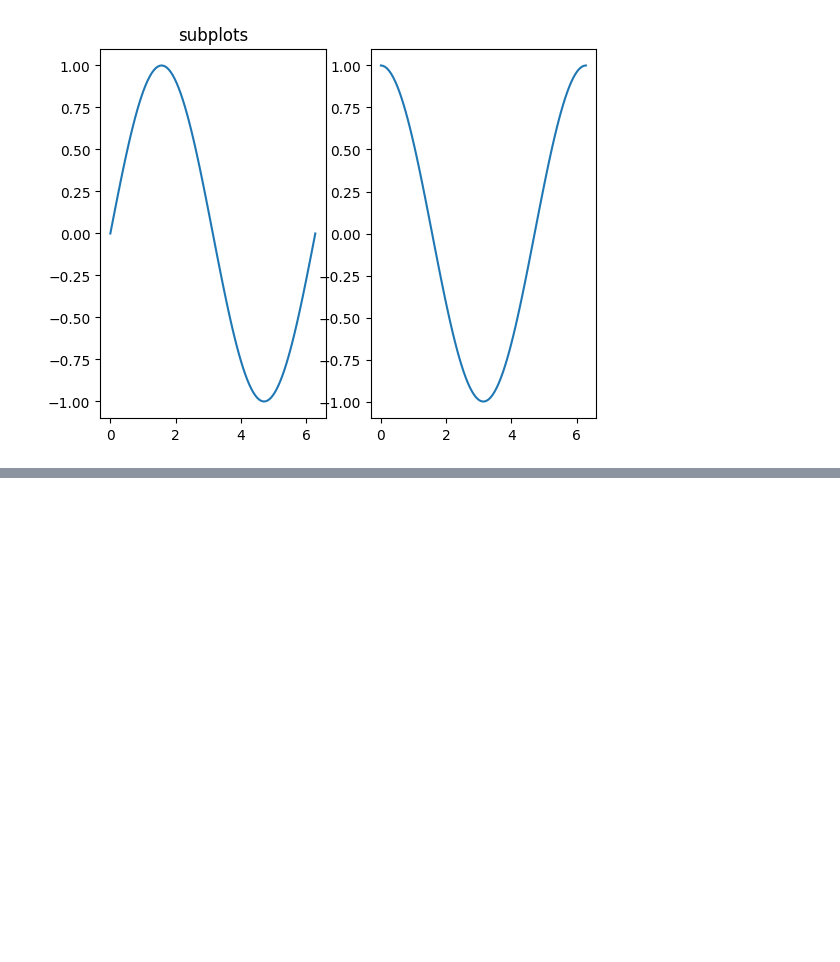
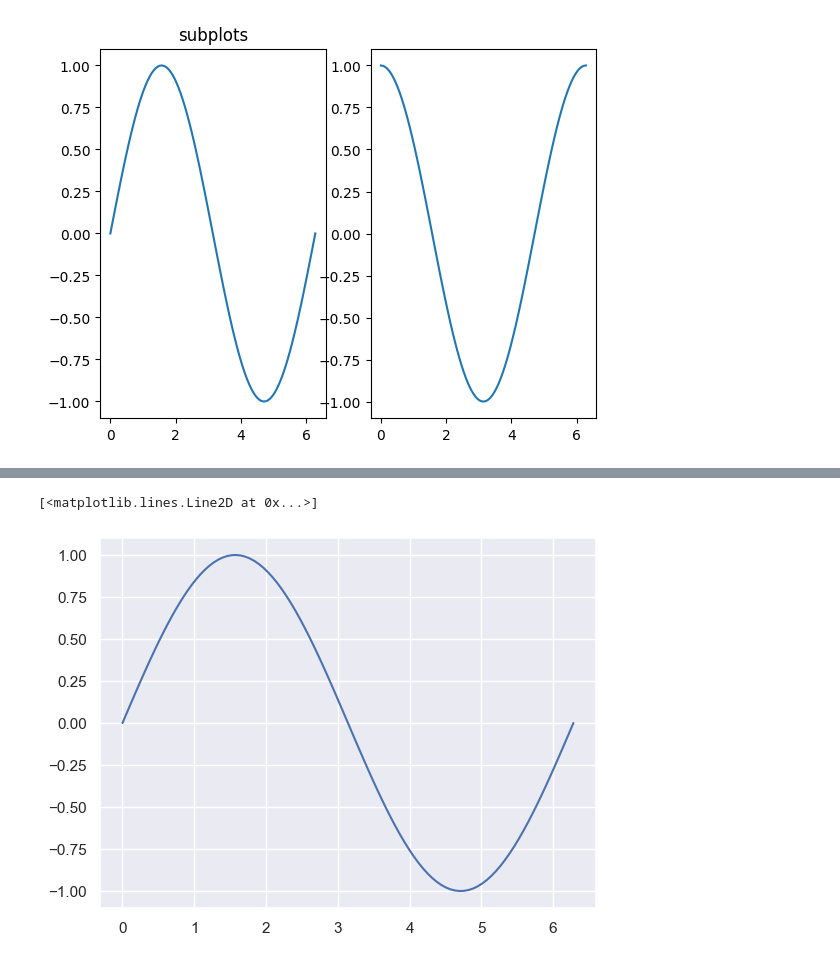
Before and after one commit to AlefHenrique10/fundamentos-bigData-python-SENAI, a Jupyter notebook: Aula 11 -visualização de dados.ipynb, the cells around one changed output, grey strips where cells are left out. Saved outputs shown, nothing was run; the diff lists cells and outputs as text; code cells hidden in the pictures; blank space fills up the shorter version.

```diff
--- a/Aula 11 -visualização de dados.ipynb
+++ b/Aula 11 -visualização de dados.ipynb
@@ -45,0 +80,8 @@ plt.plot(x,z)
+# %%
+# O ALIAS ( apelido) da biblioteca SEABORN dica como sns
+import seaborn as sns
+import numpy as np
+
+# Retorna ( Linspace ) valores igualmente espaçados em um intervalo
+x = np.linspace (0,2*np.pi,100)
+y = np.sin(x)
@@ -45,0 +117,6 @@ plt.plot(x,z)
+# %%
+
+plt.plot (x,y)
+# %% [output]
+[<matplotlib.lines.Line2D at 0x...>]
+[figure, added]
```
Also changed, not shown: parts of 12 cells of this notebook, 4 other files.
